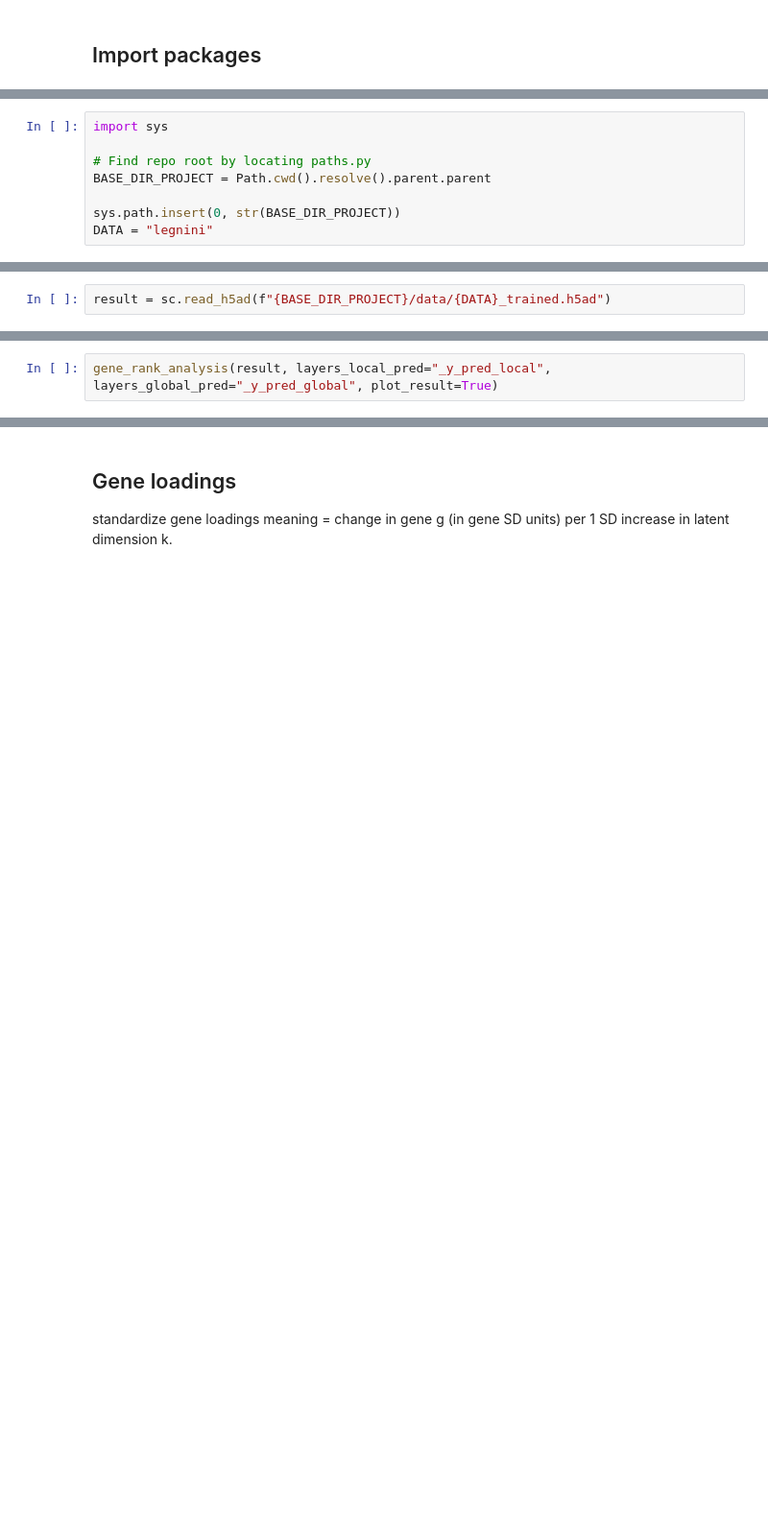
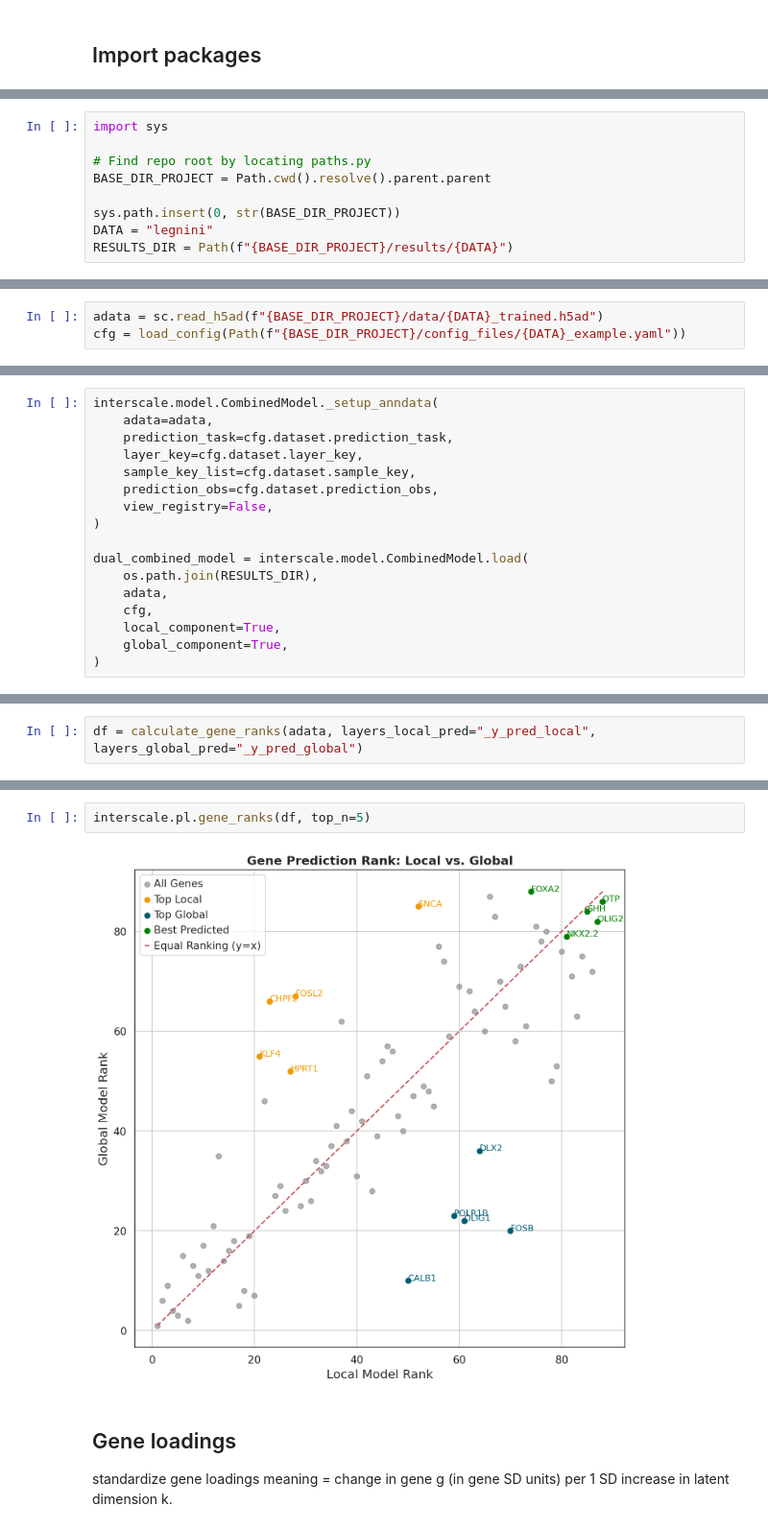
Before and after one commit to LLehner/interscale, a Jupyter notebook: docs/notebooks/2_gene_level_evaluation.ipynb, the cells around one changed output, grey strips where cells are left out. Shown at 96% size. Cells and saved outputs as stored; diff of their text form; blank space fills up the shorter version.

Commit message:
Gene level tutorial (#60)
Co-authored-by: pre-commit-ci[bot] <66853113+pre-commit-ci[bot]@users.noreply.github.com>
Co-authored-by: Philipp A. <flying-sheep@web.de>

```diff
--- a/docs/notebooks/2_gene_level_evaluation.ipynb
+++ b/docs/notebooks/2_gene_level_evaluation.ipynb
@@ -36,3 +45,4 @@ BASE_DIR_PROJECT = Path.cwd().resolve().parent.parent
 
 sys.path.insert(0, str(BASE_DIR_PROJECT))
 DATA = "legnini"
+RESULTS_DIR = Path(f"{BASE_DIR_PROJECT}/results/{DATA}")
@@ -116,2 +53,3 @@ First we load the preprocessed data from the [previous tutorial](./1_model_train
 # %%
-result = sc.read_h5ad(f"{BASE_DIR_PROJECT}/data/{DATA}_trained.h5ad")
+adata = sc.read_h5ad(f"{BASE_DIR_PROJECT}/data/{DATA}_trained.h5ad")
+cfg = load_config(Path(f"{BASE_DIR_PROJECT}/config_files/{DATA}_example.yaml"))
@@ -129,0 +56,17 @@ First we check whether the local and global embeddings capture different genes u
+# %%
+interscale.model.CombinedModel._setup_anndata(
+    adata=adata,
+    prediction_task=cfg.dataset.prediction_task,
+    layer_key=cfg.dataset.layer_key,
+    sample_key_list=cfg.dataset.sample_key,
+    prediction_obs=cfg.dataset.prediction_obs,
+    view_registry=False,
+)
+
+dual_combined_model = interscale.model.CombinedModel.load(
+    os.path.join(RESULTS_DIR),
+    adata,
+    cfg,
+    local_component=True,
+    global_component=True,
+)
@@ -130,2 +87,2 @@ First we check whether the local and global embeddings capture different genes u
 # %%
-gene_rank_analysis(result, layers_local_pred="_y_pred_local", layers_global_pred="_y_pred_global", plot_result=True)
+df = calculate_gene_ranks(adata, layers_local_pred="_y_pred_local", layers_global_pred="_y_pred_global")
@@ -148,3 +89,7 @@ Top 5 genes for _y_pred_global model:
+# %%
+interscale.pl.gene_ranks(df, top_n=5)
+# %% [output]
+[figure, added]
 # %% [markdown]
 ## Gene loadings
 
```
Also changed, not shown: parts of 44 cells of this notebook, 20 other files.
